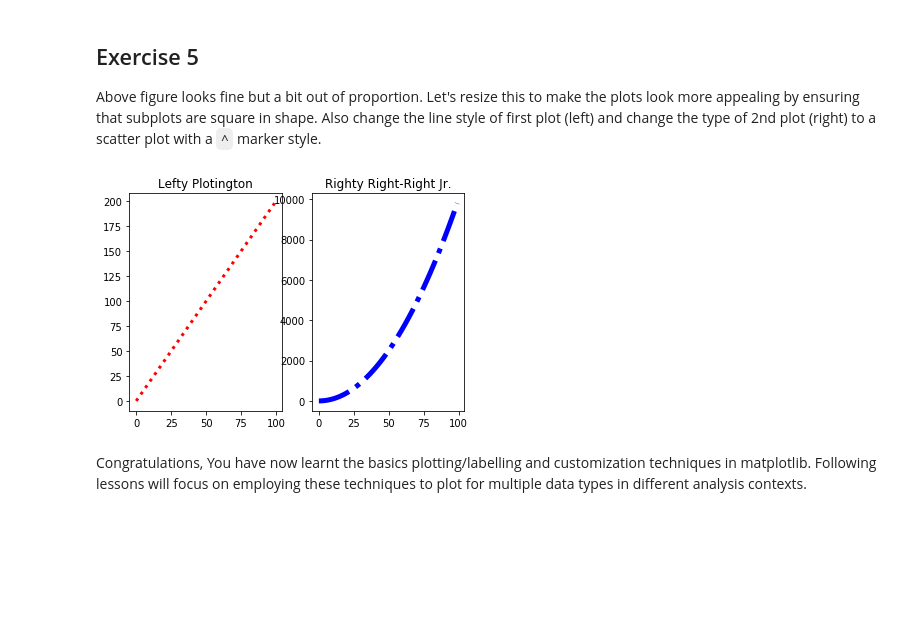
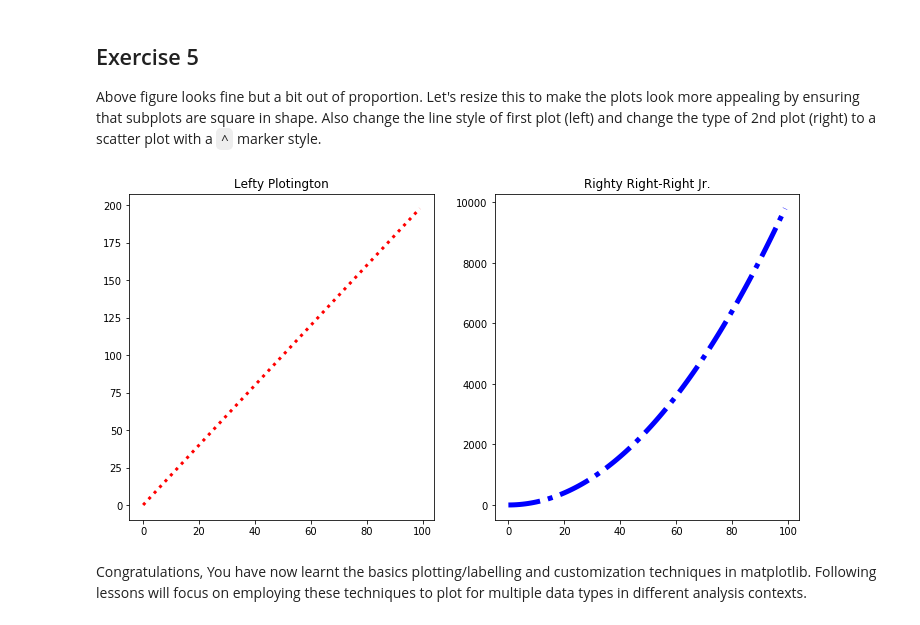
Before and after one commit to jnawjux/dsc-1-03-13-customizing-visualizations-with-matplotlib-lab-seattle-ds-career-040119, a Jupyter notebook: index.ipynb, the cells around one changed output. Drawn from its saved outputs; the diff is of its cells as text; code cells hidden in the pictures; blank space fills up the shorter version.

```diff
--- a/index.ipynb
+++ b/index.ipynb
@@ -152,16 +152,16 @@ plt.show()
 
 Above figure looks fine but a bit out of proportion. Let's resize this to make the plots look more appealing by ensuring that subplots are square in shape. Also change the line style of first plot (left) and change the type of 2nd plot (right) to a scatter plot with a `^` marker style.
 # %%
-figs = plt.figure(figsize=(10, 5))
+figs = plt.figure(figsize=(12, 6))
 ax1 = figs.add_subplot(121)
 ax2 = figs.add_subplot(122)
 ax1.plot(x, y, c='red', linewidth=3, linestyle=':')
 ax2.plot(x,z, c= 'blue', linewidth=5, linestyle='-.')
 ax1.set_title('Lefty Plotington')
 ax2.set_title('Righty Right-Right Jr.')
 plt.show()
 # %% [output]
-[figure, old version]
+[figure, new version]
 # %% [markdown]
 Congratulations, You have now learnt the basics plotting/labelling and customization techniques in matplotlib. Following lessons will focus on employing these techniques to plot for multiple data types in different analysis contexts.
 # %% [markdown]
```
